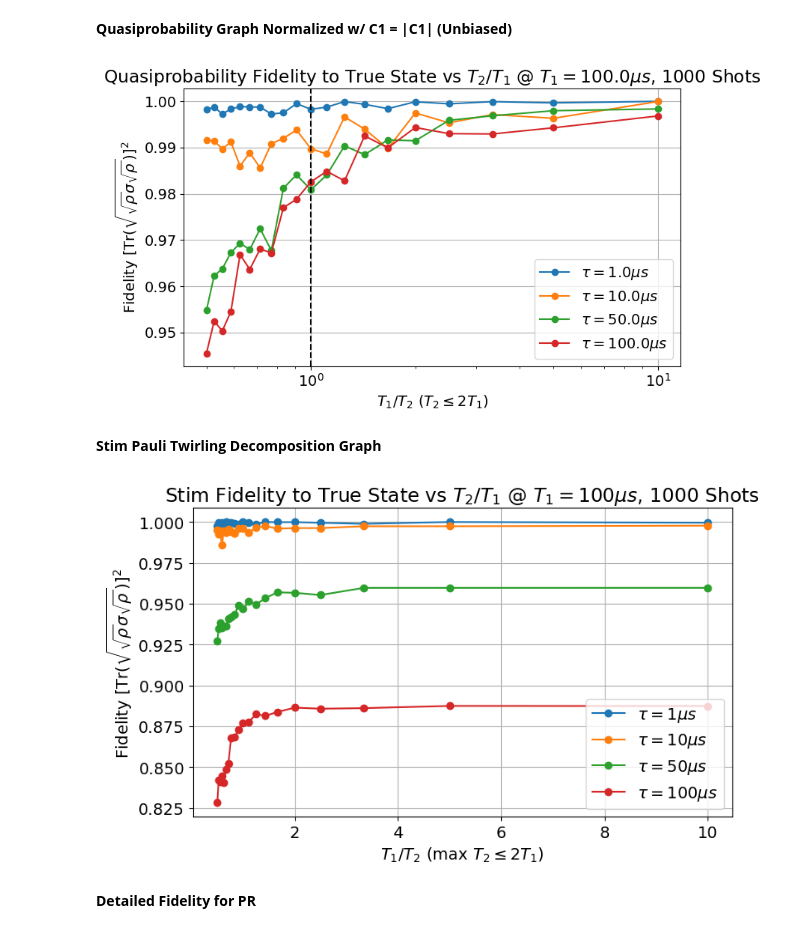
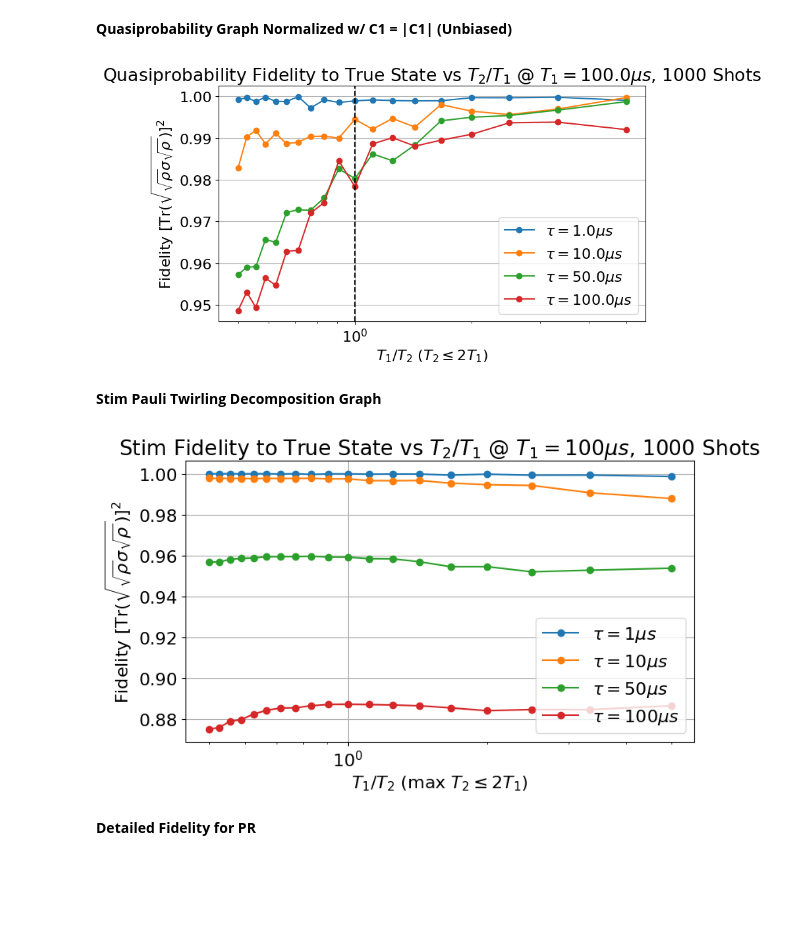
Before and after one commit to pnnl/NWQ-Sim, a Jupyter notebook: stabilizer/damping_work/damping_fidelity.ipynb, the cells around one changed output. Saved outputs shown, nothing was run; the diff lists cells and outputs as text; code cells hidden in the pictures; blank space fills up the shorter version.

```diff
--- a/stabilizer/damping_work/damping_fidelity.ipynb
+++ b/stabilizer/damping_work/damping_fidelity.ipynb
@@ -12,7 +12,7 @@ exact_params = []
 np_taus = [10**-6, 10**-5, 5*10**-5, 10**-4]#, 1.5 * 10**-4]  # np.linspace(10**-6, 10**-4, num=10)
 taus = [round(float(tau), 8) for tau in np_taus]
 print(taus)
-T2 = np.arange(T1/10, 2*T1 + T1/10, T1/10)
+T2 = np.arange(T1/5, 2*T1 + T1/10, T1/10)
 for tau in taus:
     exact_rho = []
     for T in T2:
@@ -28,8 +28,8 @@ for tau in taus:
         amp_damping = Kraus([K1_amp, K2_amp])
 
         #Phase damping (T2)
-        # K1_phase = np.array([[np.sqrt(1 - p_phase), 0], [0, np.sqrt(1 - p_phase)]])
-        # K2_phase = np.array([[np.sqrt(p_phase), 0], [0, -np.sqrt(p_phase)]])
+        # K1_phase = np.array([[np.sqrt(1 - p_phase), 0], [0, -np.sqrt(1 - p_phase)]])
+        # K2_phase = np.array([[np.sqrt(p_phase), 0], [0, np.sqrt(p_phase)]])
 
         #N&C
         # K1_phase = np.array([[1, 0], [0, np.sqrt(1 - p_phase)]])
@@ -76,5 +76,7 @@ for tau in taus:
         exact_rho.append(rho)
 
     exact_params.append(exact_rho)
+
+print(rho)
 # %% [output]
 [1e-06, 1e-05, 5e-05, 0.0001]
@@ -210,21 +214,21 @@ def generate_error_circuit(p_amp: float, p_phase: float, circuit) -> stim.Circui
     """Apply twirled noise"""
     new_circuit = circuit.copy()
     for q in range(n_qubits):
-        new_circuit.append("PAULI_CHANNEL_1", [q], [p_amp/4, p_amp/4, (1-p_amp/2-np.sqrt(1-p_amp))/2])
-        new_circuit.append("PAULI_CHANNEL_1", [q], [0, 0, p_phase/2])
+        new_circuit.append("PAULI_CHANNEL_1", [q], [p_amp/4, p_amp/4,   ((1-np.sqrt((1-p_amp)*(1-p_phase)))/2)-p_amp/4])
+        # new_circuit.append("PAULI_CHANNEL_1", [q], [0, 0,])
 
     return new_circuit
 
 
 # Parameters
-num_shots = 1000   # number of random shots
+num_shots = 10000   # number of random shots
 
 #Generate tableaus and density matrices
 
 circuit = stim.Circuit("H 0")
+
 for q in range(n_qubits-1):
     circuit.append("CX", [q, q+1])
-
 stim_params = []
 for tau in taus:
     twirled = []
@@ -265,7 +269,7 @@ for tau in taus:
         lines = []
         rhos = []
         with subprocess.Popen(
-            ["./damping_channel", str(n_qubits), str(tau), str(T1), str(T), str(1000)],
+            ["./damping_channel", str(n_qubits), str(tau), str(T1), str(T), str(num_shots)],
             stdout=subprocess.PIPE,
             stderr=subprocess.PIPE,
             text=True,
@@ -634,7 +638,7 @@ plt.tight_layout()
 plt.show()
 #check diamond norm
 # %% [output]
-[figure, old version]
+[figure, new version]
 # %% [markdown]
 **Stim Pauli Twirling Decomposition Graph**
 # %%
@@ -670,34 +674,35 @@ tau_fidelities = []
 
 # f = fidelity(exact_rho[.001], density_matrices[.001])
 # print(f)
 for i in range(len(taus)):
     fidelities = []
     for j, T in enumerate(T2):
         rho = np.real(exact_params[i][j])
         sigma = np.real(stim_params[i][j])
         f = fidelity(rho, sigma)
         fidelities.append(f)
     tau_fidelities.append(fidelities)
 
 # print(exact_rho)
 # print(density_matrices)
 # print(tau_fidelities[0])
 
 # Plot
 plt.figure(figsize=(8, 5))
+plt.xscale('log')
 
 for i, fidelities in enumerate(tau_fidelities):
     plt.plot(T1/np.array(T2), fidelities, marker='o', label=fr'$\tau = {int(round(10**6*taus[i]))}\mu s$')
 
 plt.xlabel(r'$T_1/T_2$ (max $T_2 \leq 2T_1$)')
 plt.ylabel(r'Fidelity $[\mathrm{Tr}(\sqrt{\sqrt{\rho}\sigma\sqrt{\rho}})]^2$')
 plt.title(rf'Stim Fidelity to True State vs $T_2/T_1$ @ $T_1 = {int(10**6*T1)}\mu s$, 1000 Shots')
 plt.legend()
 plt.grid(True)
 plt.tight_layout()
 plt.show()
 # %% [output]
-[figure, old version]
+[figure, new version]
 # %% [markdown]
 **Detailed Fidelity for PR**
 # %%
```
Also changed, not shown: parts of 9 cells of this notebook, 7 other files.
